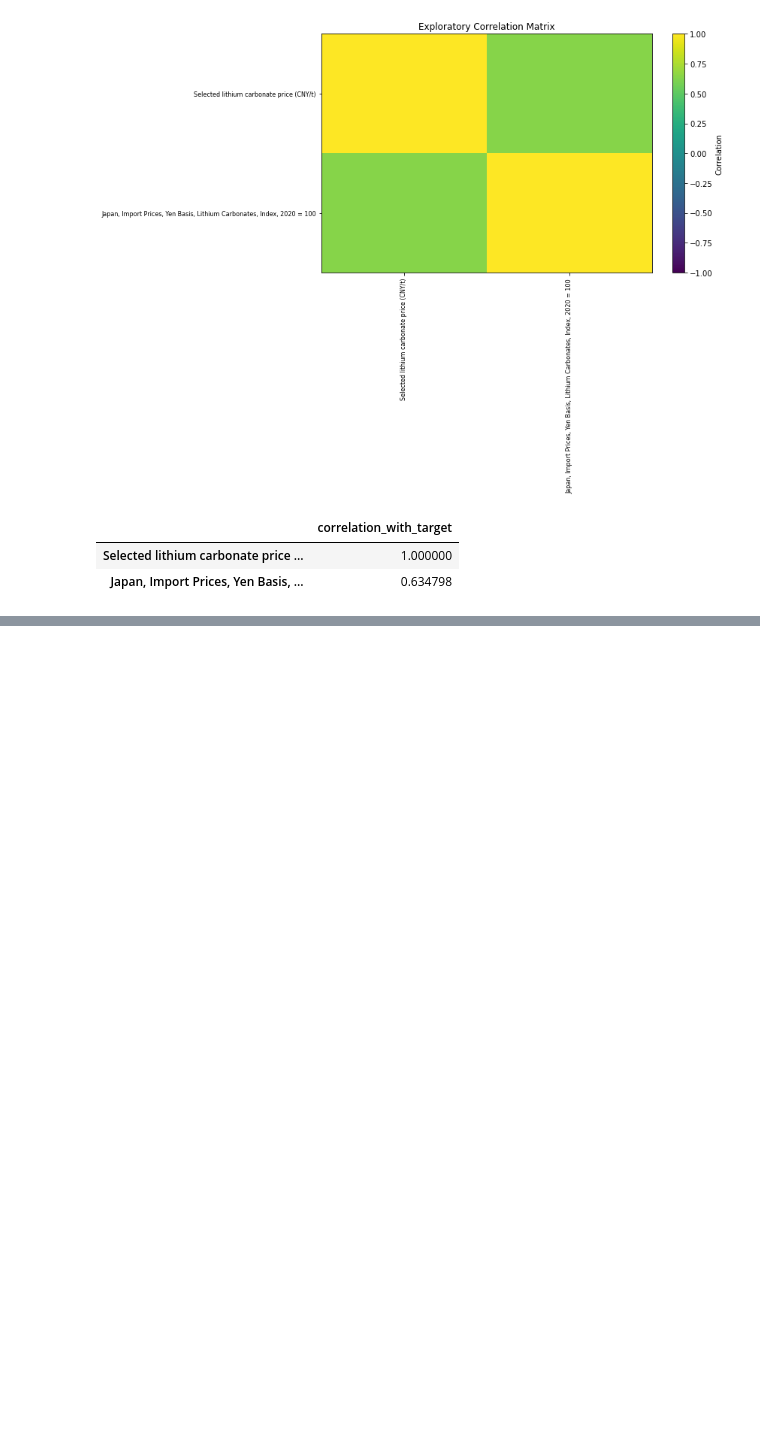
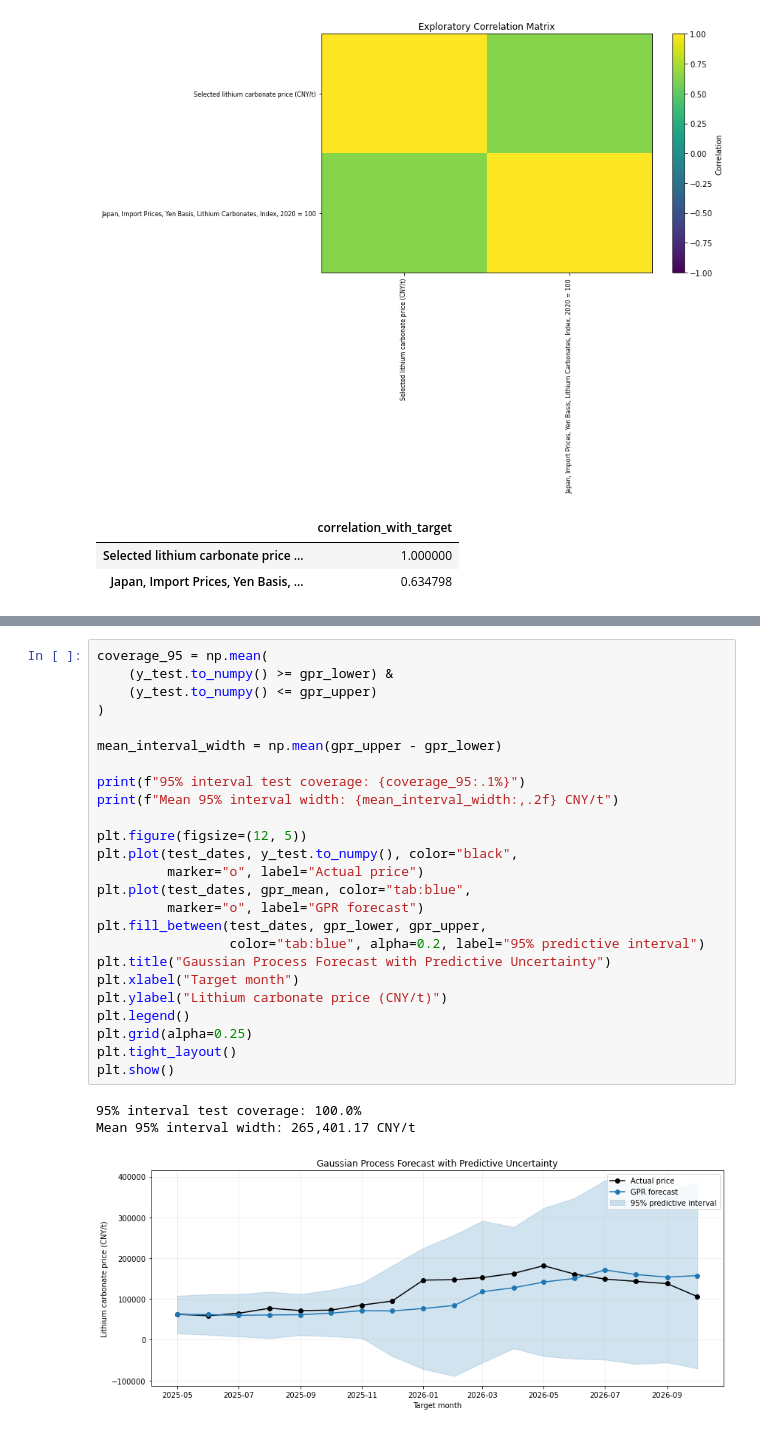
Before and after one commit to Lucy-Schmid/Lucy-Schmid.github.io, a Jupyter notebook: notebooks/Lithium Model.ipynb, the cells around one changed output, grey strips where cells are left out. Cells and saved outputs as stored; diff of their text form; blank space fills up the shorter version.

```diff
--- a/notebooks/Lithium Model.ipynb
+++ b/notebooks/Lithium Model.ipynb
@@ -240,0 +657,29 @@ NameError: name 'Path' is not defined
+# %%
+coverage_95 = np.mean(
+    (y_test.to_numpy() >= gpr_lower) &
+    (y_test.to_numpy() <= gpr_upper)
+)
+
+mean_interval_width = np.mean(gpr_upper - gpr_lower)
+
+print(f"95% interval test coverage: {coverage_95:.1%}")
+print(f"Mean 95% interval width: {mean_interval_width:,.2f} CNY/t")
+
+plt.figure(figsize=(12, 5))
+plt.plot(test_dates, y_test.to_numpy(), color="black",
+         marker="o", label="Actual price")
+plt.plot(test_dates, gpr_mean, color="tab:blue",
+         marker="o", label="GPR forecast")
+plt.fill_between(test_dates, gpr_lower, gpr_upper,
+                 color="tab:blue", alpha=0.2, label="95% predictive interval")
+plt.title("Gaussian Process Forecast with Predictive Uncertainty")
+plt.xlabel("Target month")
+plt.ylabel("Lithium carbonate price (CNY/t)")
+plt.legend()
+plt.grid(alpha=0.25)
+plt.tight_layout()
+plt.show()
+# %% [output]
+95% interval test coverage: 100.0%
+Mean 95% interval width: 265,401.17 CNY/t
+[figure, added]
```
Also changed, not shown: parts of 19 cells of this notebook.
